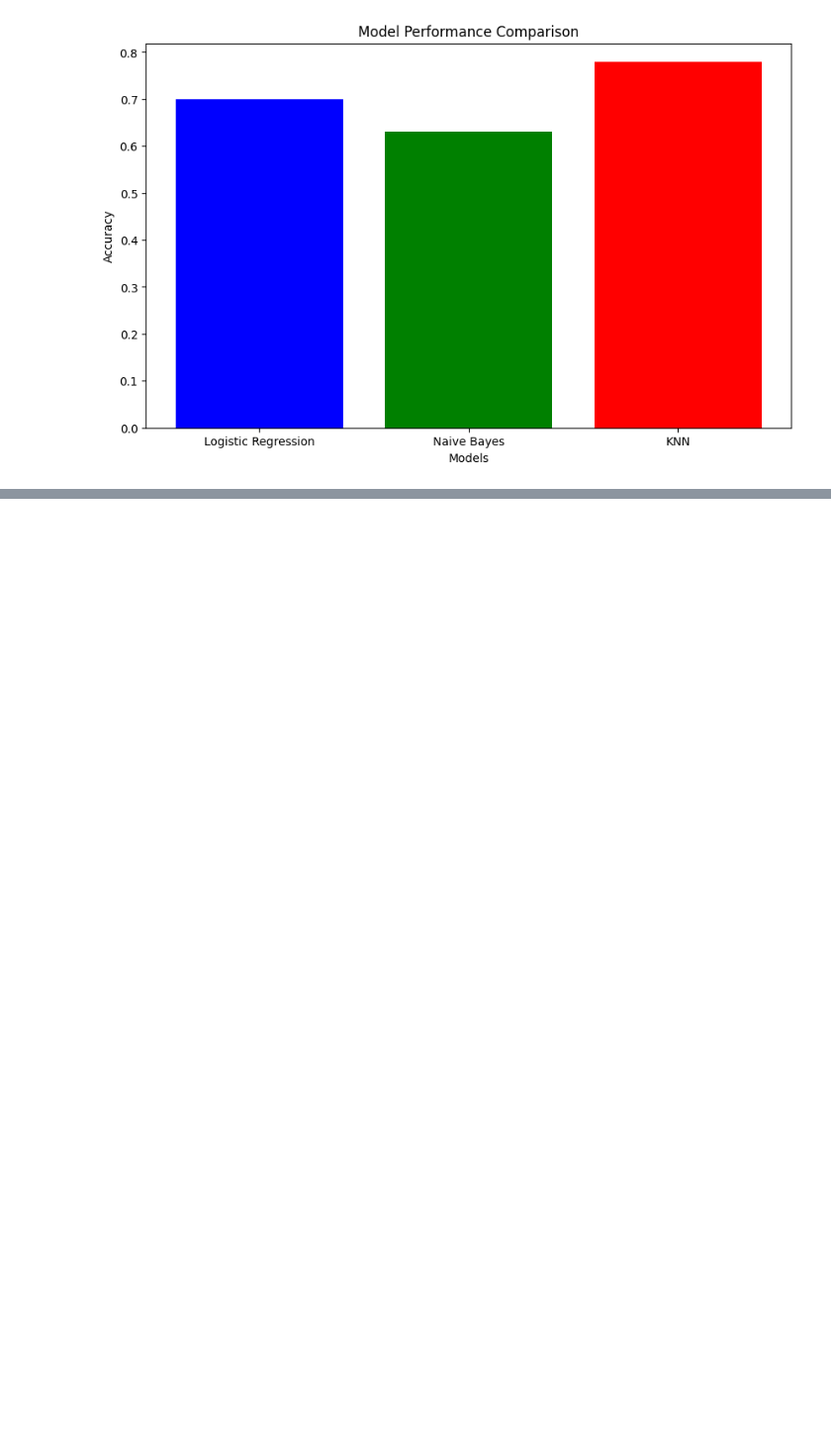
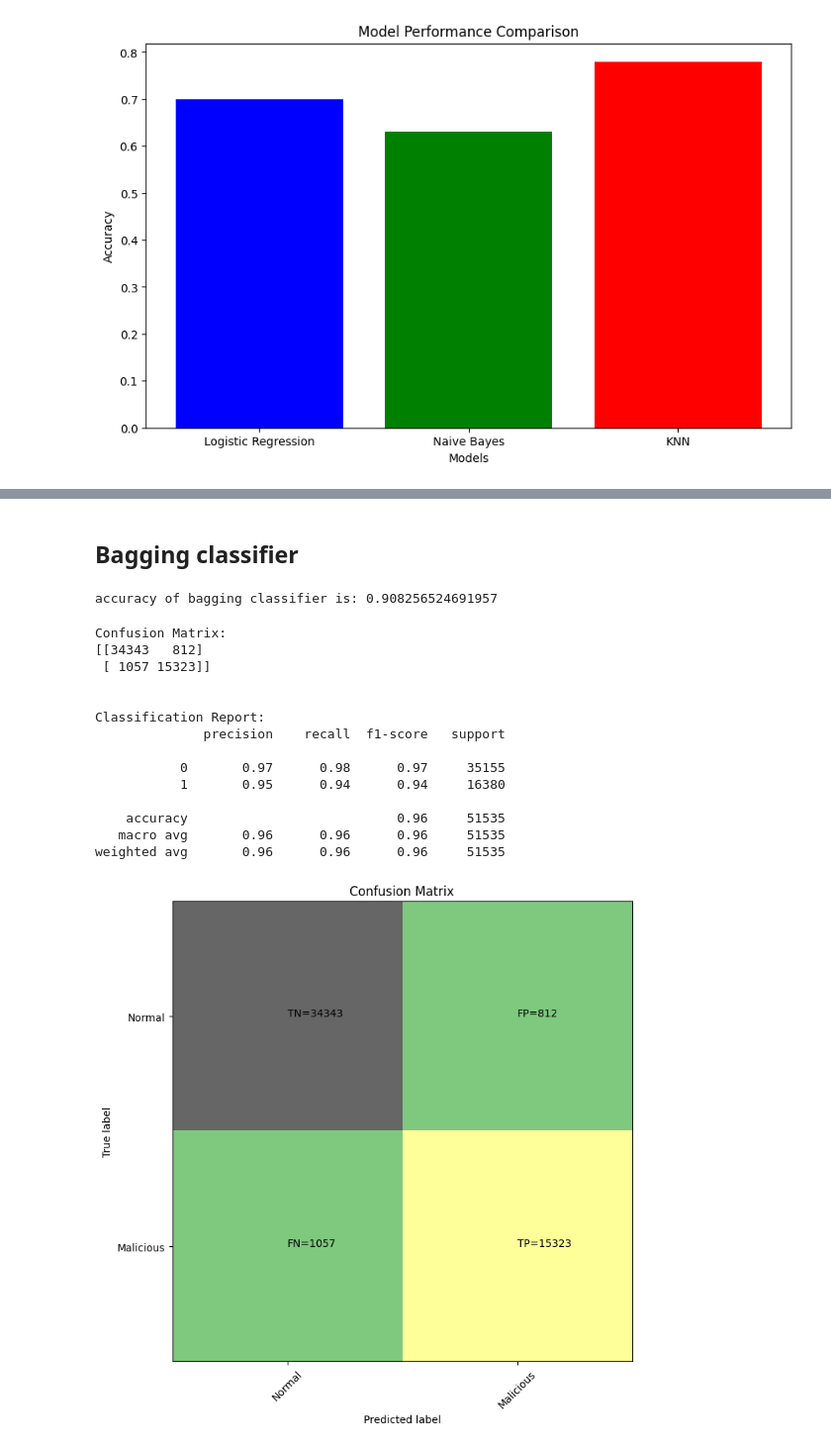
Before and after one commit to OluEgwudike/COMPARATIVE-ANALYSIS-OF-SUPERVISED-AND-ENSEMBLE-MODEL-FOR-DETECTING-MALICIOUS-ACTIVITIES, a Jupyter notebook: malicious_detection.ipynb, the cells around one changed output, grey strips where cells are left out. Shown: that part at 99% size. Saved outputs shown, nothing was run; the diff lists cells and outputs as text; code cells hidden in the pictures; blank space fills up the shorter version.

```diff
--- a/malicious_detection.ipynb
+++ b/malicious_detection.ipynb
@@ -520,0 +566,2 @@ Text(0.5, 1.0, 'Model Performance Comparison')
+# %% [markdown]
+## Bagging classifier
@@ -520,0 +570,32 @@ Text(0.5, 1.0, 'Model Performance Comparison')
+# %%
+bc=BaggingClassifier()
+bc.fit(X_train,y_train)
+## training bagging classifier ## the base classifier in bagging is decision tree
+y_pred_train_bc=bc.predict(X_train)
+y_pred_bc=bc.predict(X_test)
+accuracy_bc=accuracy_score(y_test,y_pred_gbc)
+print('accuracy of bagging classifier is:',accuracy_bc)
+# %% [output]
+accuracy of bagging classifier is: 0.908256524691957
+# %%
+bc.fit(X_train,y_train)
+pred_bc=bc.predict(X_test)
+report_performance(bc)
+print('')
+roc_curves(bc)
+# %% [output]
+Confusion Matrix:
+[[34343   812]
+ [ 1057 15323]]
+
+
+Classification Report:
+              precision    recall  f1-score   support
+
+           0       0.97      0.98      0.97     35155
+           1       0.95      0.94      0.94     16380
+
+    accuracy                           0.96     51535
+   macro avg       0.96      0.96      0.96     51535
+weighted avg       0.96      0.96      0.96     51535
+[figure, added]
```
Also changed, not shown: parts of 16 cells of this notebook.
